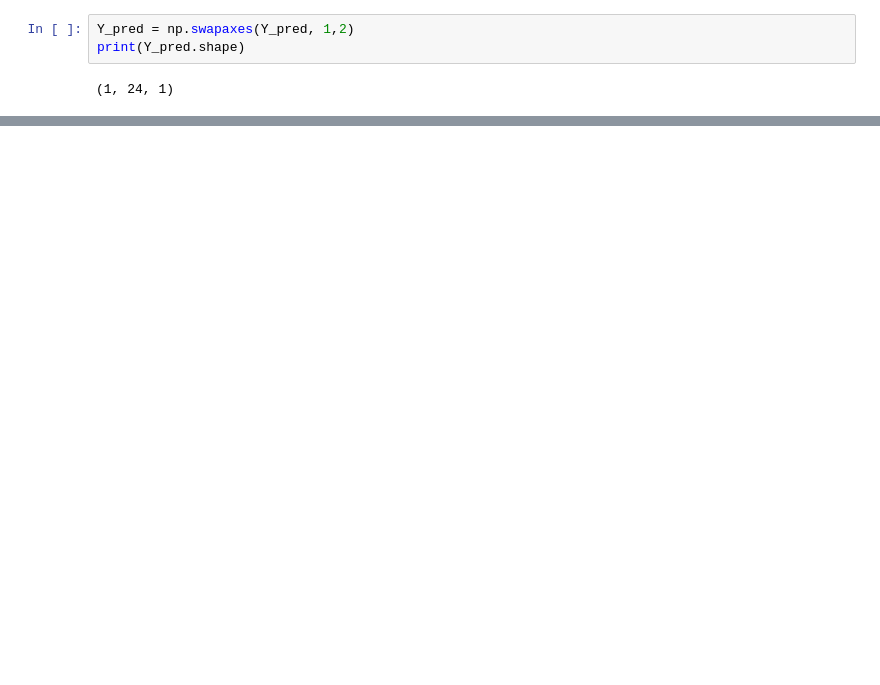
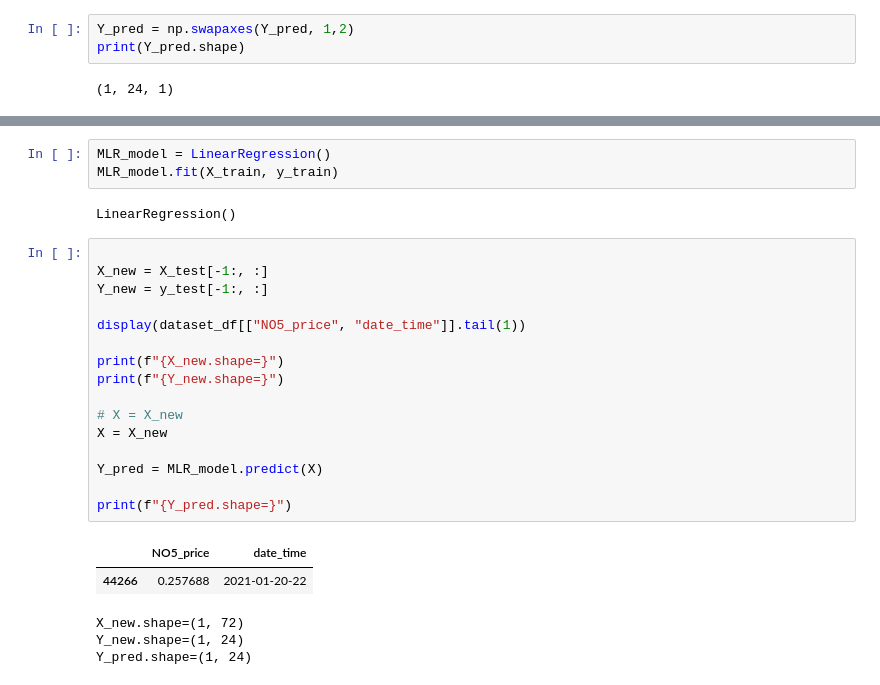
Before and after one commit to AndreasBordvik/FYS-STK4155-Prj3_report, a Jupyter notebook: code/forecast_LSTM.ipynb, the cells around one changed output, grey strips where cells are left out. Drawn from its saved outputs; the diff is of its cells as text; blank space fills up the shorter version.

```diff
--- a/code/forecast_LSTM.ipynb
+++ b/code/forecast_LSTM.ipynb
@@ -399,0 +442,27 @@ MSE: 0.00041068593218453235
+# %%
+MLR_model = LinearRegression()
+MLR_model.fit(X_train, y_train)
+# %% [output]
+LinearRegression()
+# %%
+
+X_new = X_test[-1:, :]
+Y_new = y_test[-1:, :]
+
+display(dataset_df[["NO5_price", "date_time"]].tail(1))
+
+print(f"{X_new.shape=}")
+print(f"{Y_new.shape=}")
+
+# X = X_new
+X = X_new
+
+Y_pred = MLR_model.predict(X)
+
+print(f"{Y_pred.shape=}")
+# %% [output]
+|  | NO5_price | date_time |
+| 44266 | 0.257688 | 2021-01-20-22 |
+X_new.shape=(1, 72)
+Y_new.shape=(1, 24)
+Y_pred.shape=(1, 24)
```
Also changed, not shown: parts of 20 cells of this notebook, 3 other files.
